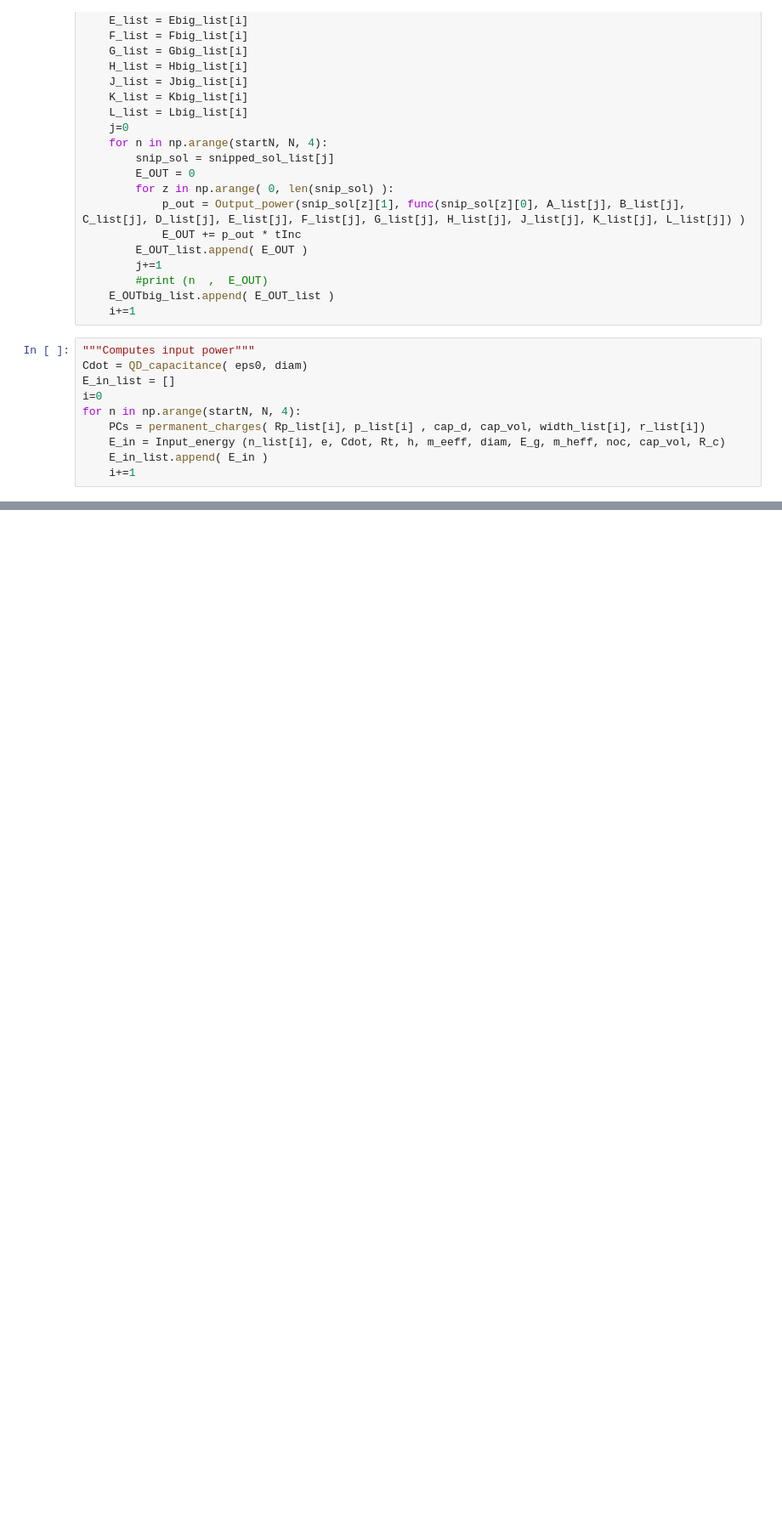
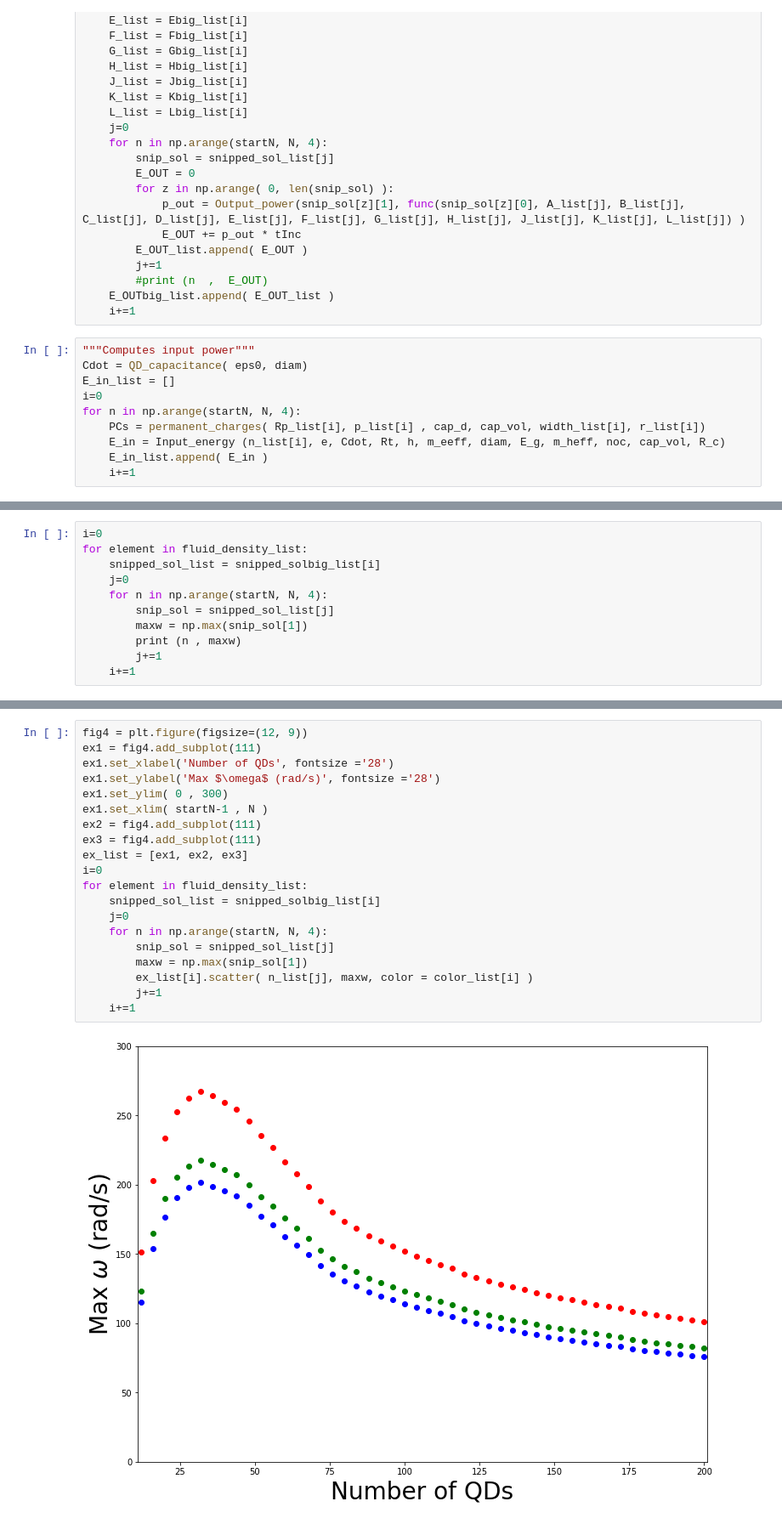
Before and after one commit to Paul-Burdekin/Final-codes, a Jupyter notebook: dm efficiency vs n.ipynb, the cells around one changed output, grey strips where cells are left out. Shown: that part at 85% size. Drawn from its saved outputs; the diff is of its cells as text; blank space fills up the shorter version.

```diff
--- a/dm efficiency vs n.ipynb
+++ b/dm efficiency vs n.ipynb
@@ -736,0 +730,11 @@ for element in fluid_density_list:
+# %%
+i=0
+for element in fluid_density_list:
+    snipped_sol_list = snipped_solbig_list[i]
+    j=0
+    for n in np.arange(startN, N, 4):
+        snip_sol = snipped_sol_list[j]
+        maxw = np.max(snip_sol[1])
+        print (n , maxw)
+        j+=1
+    i+=1
@@ -736,0 +759,22 @@ for element in fluid_density_list:
+# %%
+fig4 = plt.figure(figsize=(12, 9))
+ex1 = fig4.add_subplot(111)
+ex1.set_xlabel('Number of QDs', fontsize ='28')
+ex1.set_ylabel('Max $\omega$ (rad/s)', fontsize ='28')
+ex1.set_ylim( 0 , 300)
+ex1.set_xlim( startN-1 , N )
+ex2 = fig4.add_subplot(111)
+ex3 = fig4.add_subplot(111)
+ex_list = [ex1, ex2, ex3]
+i=0
+for element in fluid_density_list:
+    snipped_sol_list = snipped_solbig_list[i]
+    j=0
+    for n in np.arange(startN, N, 4):
+        snip_sol = snipped_sol_list[j]
+        maxw = np.max(snip_sol[1])
+        ex_list[i].scatter( n_list[j], maxw, color = color_list[i] )
+        j+=1
+    i+=1
+# %% [output]
+[figure, added]
```
Also changed, not shown: parts of 17 cells of this notebook.
